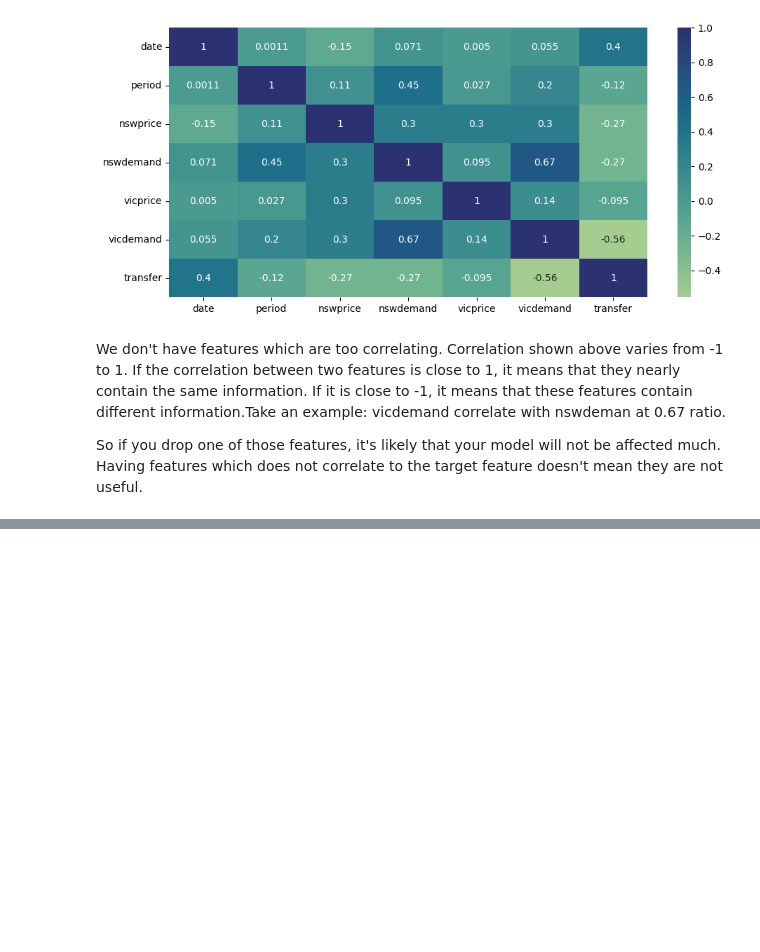
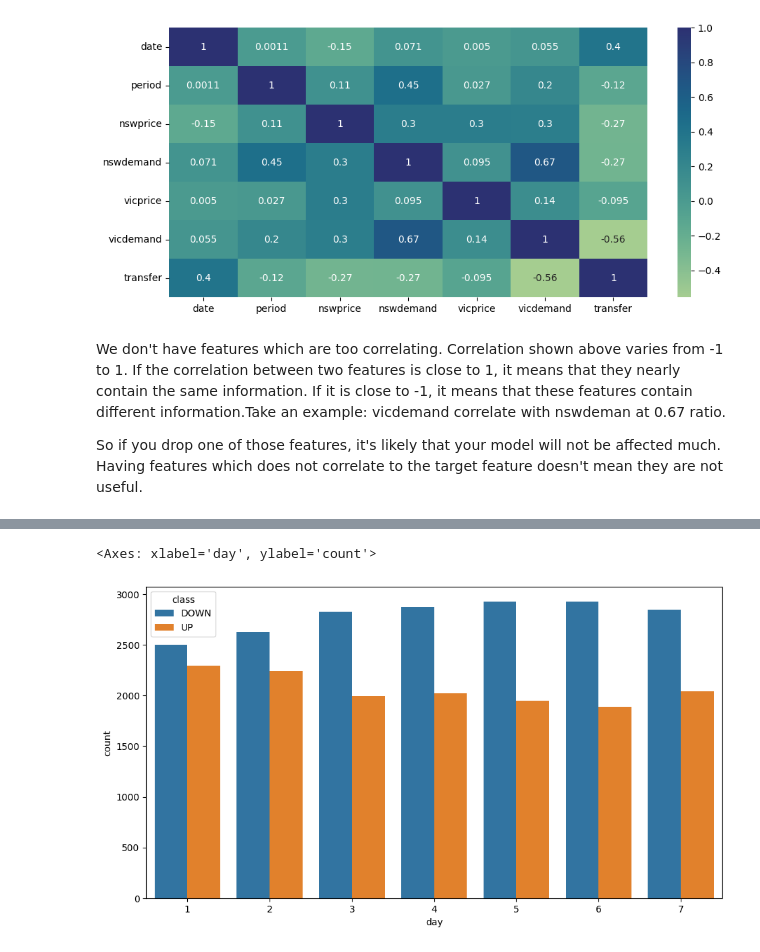
Before and after one commit to Slimcent/Classificatio_Jupyter_Files, a Jupyter notebook: Predicting the increase or decrease of electricity prices.ipynb, the cells around one changed output, grey strips where cells are left out. Drawn from its saved outputs; the diff is of its cells as text; code cells hidden in the pictures; blank space fills up the shorter version.

```diff
--- a/Predicting the increase or decrease of electricity prices.ipynb
+++ b/Predicting the increase or decrease of electricity prices.ipynb
@@ -192,0 +201,9 @@ So if you drop one of those features, it's likely that your model will not be af
+# %%
+# Count day with respect to ups and downs occurances
+
+plt.figure(figsize=(11,6))
+
+sns.countplot(data=train_data, x='day', hue='class')
+# %% [output]
+<Axes: xlabel='day', ylabel='count'>
+[figure, added]
```
Also changed, not shown: parts of 10 cells of this notebook.
